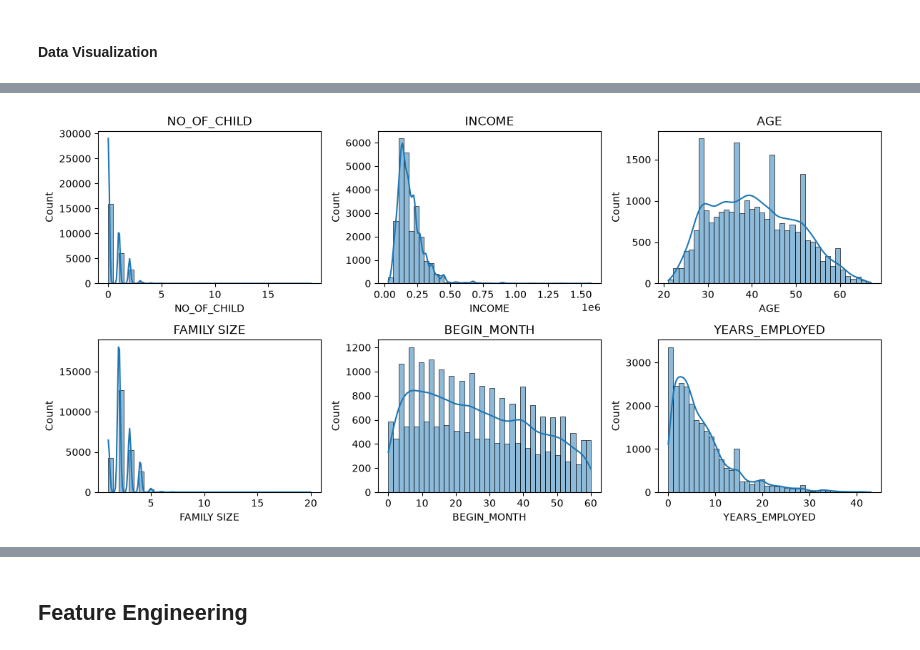
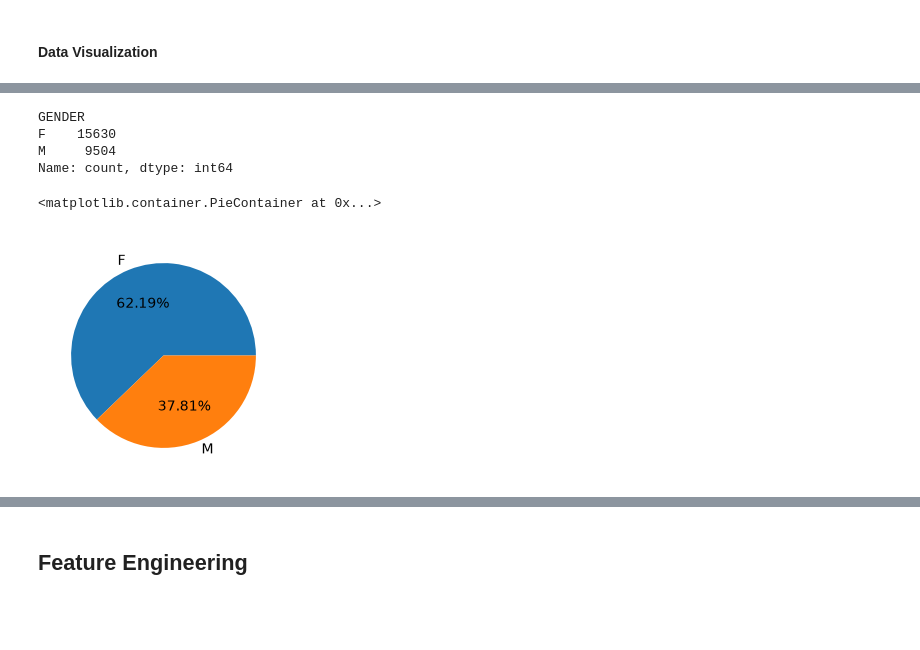
Before and after one commit to namitha9eshan/credit_card_fraud_detection_project, a Jupyter notebook: notebooks/EDA_&_Feature_Engineering.ipynb, the cells around one changed output, grey strips where cells are left out. Cells and saved outputs as stored; diff of their text form; code cells hidden in the pictures; blank space fills up the shorter version.

```diff
--- a/notebooks/EDA_&_Feature_Engineering.ipynb
+++ b/notebooks/EDA_&_Feature_Engineering.ipynb
@@ -101,14 +105,14 @@ df.head()
-# %%
-#histograms
-num_columns = ['NO_OF_CHILD','INCOME', 'AGE', 'FAMILY SIZE','BEGIN_MONTH', 'YEARS_EMPLOYED']
-
-fig, axes = plt.subplots(2,3, figsize = (12, 6))
-axes = axes.flatten()
-for i, col in enumerate(num_columns):
-    sns.histplot(df[col], bins=40, kde=True, ax=axes[i])
-    axes[i].set_title(col)
-
-plt.tight_layout()
-plt.show()
-# %% [output]
-[figure, removed]
+# %%
+df['GENDER'].value_counts()
+# %% [output]
+GENDER
+F    15630
+M     9504
+Name: count, dtype: int64
+# %%
+#pie charts for clear visualization
+plt.figure(figsize=(3,3))
+plt.pie(x=df.GENDER.value_counts().values, labels=df.GENDER.value_counts().index, autopct='%1.2f%%')
+# %% [output]
+<matplotlib.container.PieContainer at 0x...>
+[figure, added]
```
Also changed, not shown: parts of 42 cells of this notebook.
